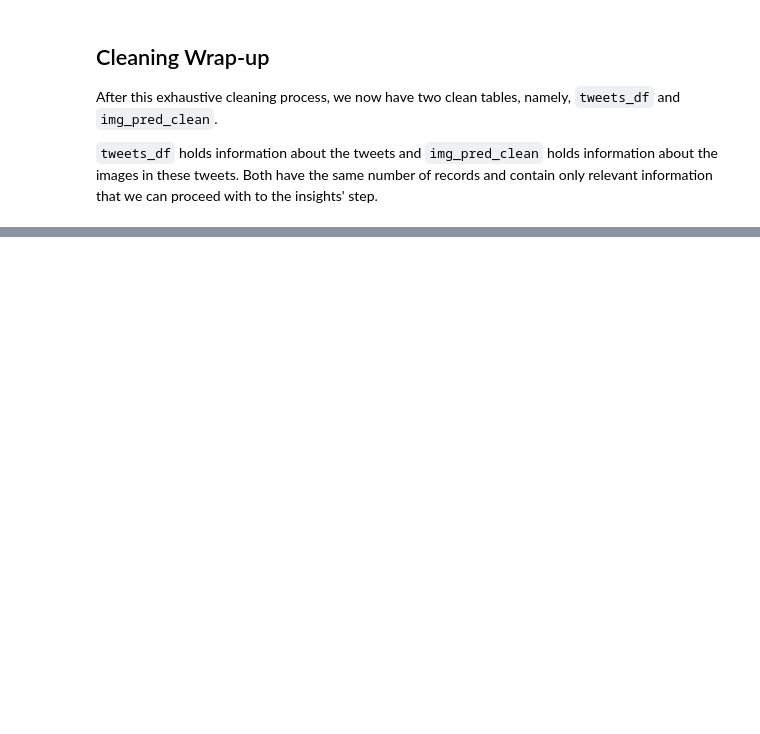
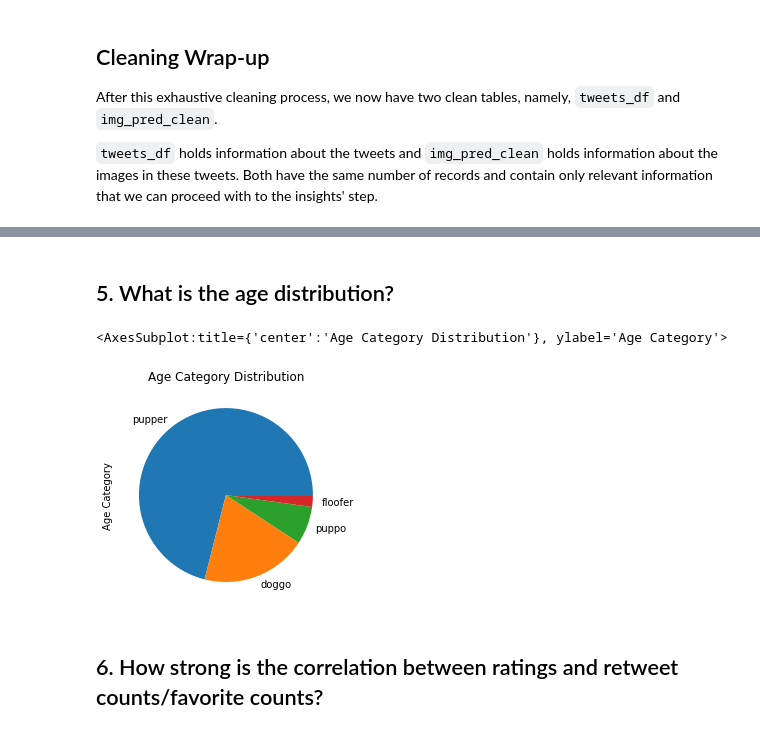
Before and after one commit to yusuf-madkour/Twitter-WeRateDogs-wrangling, a Jupyter notebook: wrangle_act.ipynb, the cells around one changed output, grey strips where cells are left out. Drawn from its saved outputs; the diff is of its cells as text; code cells hidden in the pictures; blank space fills up the shorter version.

Commit message:
Finished cleaning and insights The project was submitted to Udacity at this point

```diff
--- a/wrangle_act.ipynb
+++ b/wrangle_act.ipynb
@@ -921,0 +898,13 @@ img_pred_clean.query("p1_dog == p2_dog == p3_dog == False")
+# %%
+def get_dog_breed(row):
+    if row["p1_dog"] == True:
+        return row["p1"]
+    elif row["p2_dog"] == True:
+        return row["p2"]
+    # We have already removed records where p1_dog, p2_dog and p3_dog were false
+    else:
+        return row["p3"]
+# %%
+img_pred_clean["dog_breed"] = img_pred_clean.apply(get_dog_breed, axis=1).astype(
+    "category"
+)
@@ -922,3 +963,5 @@ img_pred_clean.query("p1_dog == p2_dog == p3_dog == False")
+# %%
+img_pred_clean.drop(img_pred_clean.loc[:, "p1":"p3_dog"].columns, axis=1, inplace=True)
 # %% [markdown]
 ## `current_tweet_df`<a id='cleaning_current'></a>
 # %% [markdown]
@@ -1164,0 +1168,5 @@ memory usage: 127.3+ KB
+# %%
+# Taking only jpg_url and dog_breed from
+master_df = pd.concat(
+    [tweets_df, img_pred_clean.loc[:, ["jpg_url", "dog_breed"]]], axis=1
+)
@@ -1164,0 +1288,14 @@ memory usage: 127.3+ KB
+# %% [markdown]
+## 5. What is the age distribution?
+# %%
+master_df.age.value_counts().plot(
+    backend="matplotlib",
+    kind="pie",
+    ylabel="Age Category",
+    title="Age Category Distribution",
+)
+# %% [output]
+<AxesSubplot:title={'center':'Age Category Distribution'}, ylabel='Age Category'>
+[figure, added]
+# %% [markdown]
+## 6. How strong is the correlation between ratings and retweet counts/favorite counts?
```
Also changed, not shown: parts of 113 cells of this notebook.
